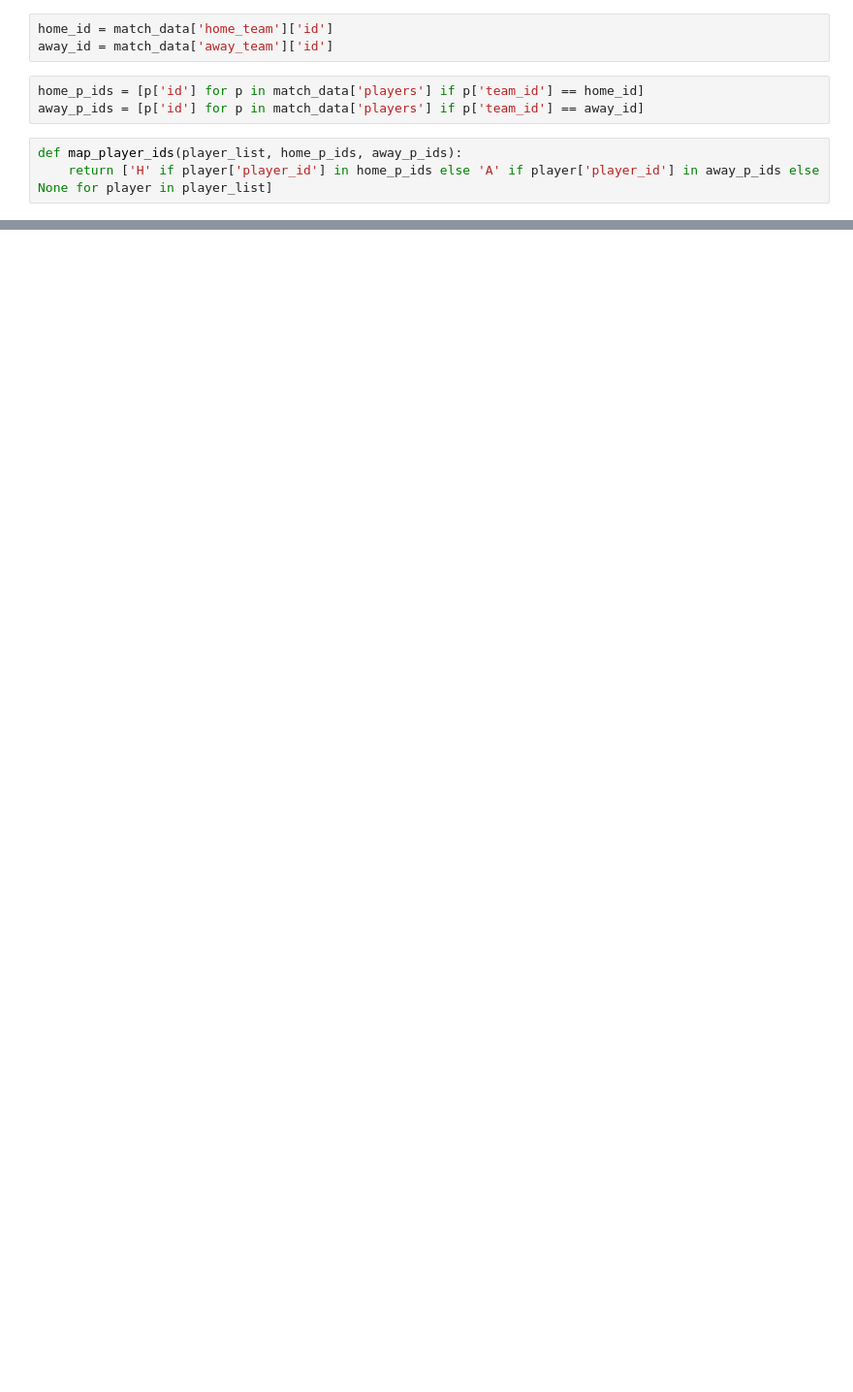
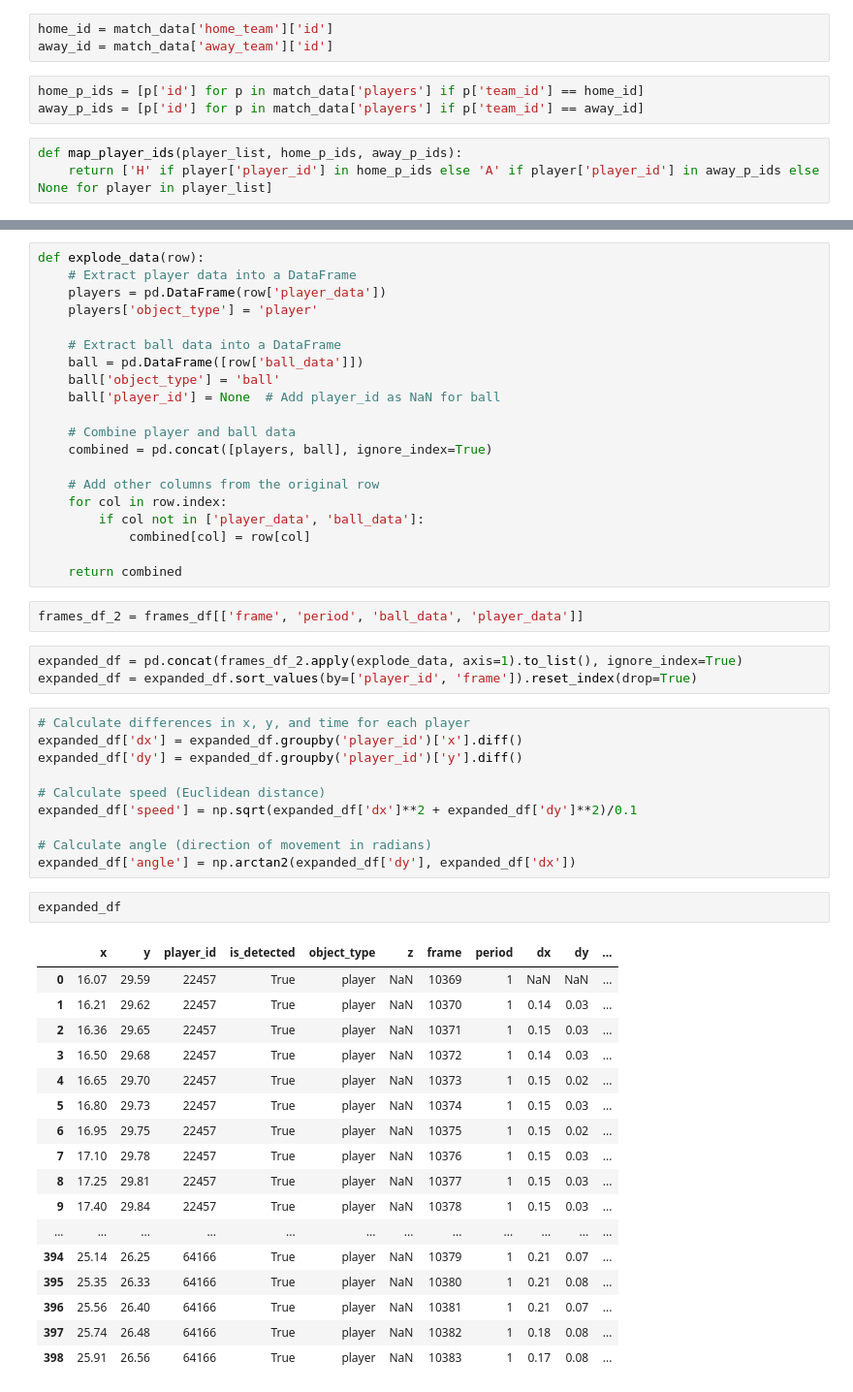
Before and after one commit to lorihe/ASI, a Jupyter notebook: plot.ipynb, the cells around one changed output, grey strips where cells are left out. Shown at 97% size. Cells and saved outputs as stored; diff of their text form; blank space fills up the shorter version.

```diff
--- a/plot.ipynb
+++ b/plot.ipynb
@@ -129,0 +168,55 @@ fig.update_layout(
+# %%
+def explode_data(row):
+    # Extract player data into a DataFrame
+    players = pd.DataFrame(row['player_data'])
+    players['object_type'] = 'player'
+
+    # Extract ball data into a DataFrame
+    ball = pd.DataFrame([row['ball_data']])
+    ball['object_type'] = 'ball'
+    ball['player_id'] = None  # Add player_id as NaN for ball
+
+    # Combine player and ball data
+    combined = pd.concat([players, ball], ignore_index=True)
+
+    # Add other columns from the original row
+    for col in row.index:
+        if col not in ['player_data', 'ball_data']:
+            combined[col] = row[col]
+
+    return combined
+# %%
+frames_df_2 = frames_df[['frame', 'period', 'ball_data', 'player_data']]
+# %%
+expanded_df = pd.concat(frames_df_2.apply(explode_data, axis=1).to_list(), ignore_index=True)
+expanded_df = expanded_df.sort_values(by=['player_id', 'frame']).reset_index(drop=True)
+# %%
+# Calculate differences in x, y, and time for each player
+expanded_df['dx'] = expanded_df.groupby('player_id')['x'].diff()
+expanded_df['dy'] = expanded_df.groupby('player_id')['y'].diff()
+
+# Calculate speed (Euclidean distance)
+expanded_df['speed'] = np.sqrt(expanded_df['dx']**2 + expanded_df['dy']**2)/0.1
+
+# Calculate angle (direction of movement in radians)
+expanded_df['angle'] = np.arctan2(expanded_df['dy'], expanded_df['dx'])
+# %%
+expanded_df
+# %% [output]
+|  | x | y | player_id | is_detected | object_type | z | frame | period | dx | dy | ... |
+| 0 | 16.07 | 29.59 | 22457 | True | player | NaN | 10369 | 1 | NaN | NaN | ... |
+| 1 | 16.21 | 29.62 | 22457 | True | player | NaN | 10370 | 1 | 0.14 | 0.03 | ... |
+| 2 | 16.36 | 29.65 | 22457 | True | player | NaN | 10371 | 1 | 0.15 | 0.03 | ... |
+| 3 | 16.50 | 29.68 | 22457 | True | player | NaN | 10372 | 1 | 0.14 | 0.03 | ... |
+| 4 | 16.65 | 29.70 | 22457 | True | player | NaN | 10373 | 1 | 0.15 | 0.02 | ... |
+| 5 | 16.80 | 29.73 | 22457 | True | player | NaN | 10374 | 1 | 0.15 | 0.03 | ... |
+| 6 | 16.95 | 29.75 | 22457 | True | player | NaN | 10375 | 1 | 0.15 | 0.02 | ... |
+| 7 | 17.10 | 29.78 | 22457 | True | player | NaN | 10376 | 1 | 0.15 | 0.03 | ... |
+| 8 | 17.25 | 29.81 | 22457 | True | player | NaN | 10377 | 1 | 0.15 | 0.03 | ... |
+| 9 | 17.40 | 29.84 | 22457 | True | player | NaN | 10378 | 1 | 0.15 | 0.03 | ... |
+| ... | ... | ... | ... | ... | ... | ... | ... | ... | ... | ... | ... |
+| 394 | 25.14 | 26.25 | 64166 | True | player | NaN | 10379 | 1 | 0.21 | 0.07 | ... |
+| 395 | 25.35 | 26.33 | 64166 | True | player | NaN | 10380 | 1 | 0.21 | 0.08 | ... |
+| 396 | 25.56 | 26.40 | 64166 | True | player | NaN | 10381 | 1 | 0.21 | 0.07 | ... |
+| 397 | 25.74 | 26.48 | 64166 | True | player | NaN | 10382 | 1 | 0.18 | 0.08 | ... |
+| 398 | 25.91 | 26.56 | 64166 | True | player | NaN | 10383 | 1 | 0.17 | 0.08 | ... |
```
Also changed, not shown: parts of 13 cells of this notebook, 3 other files.
